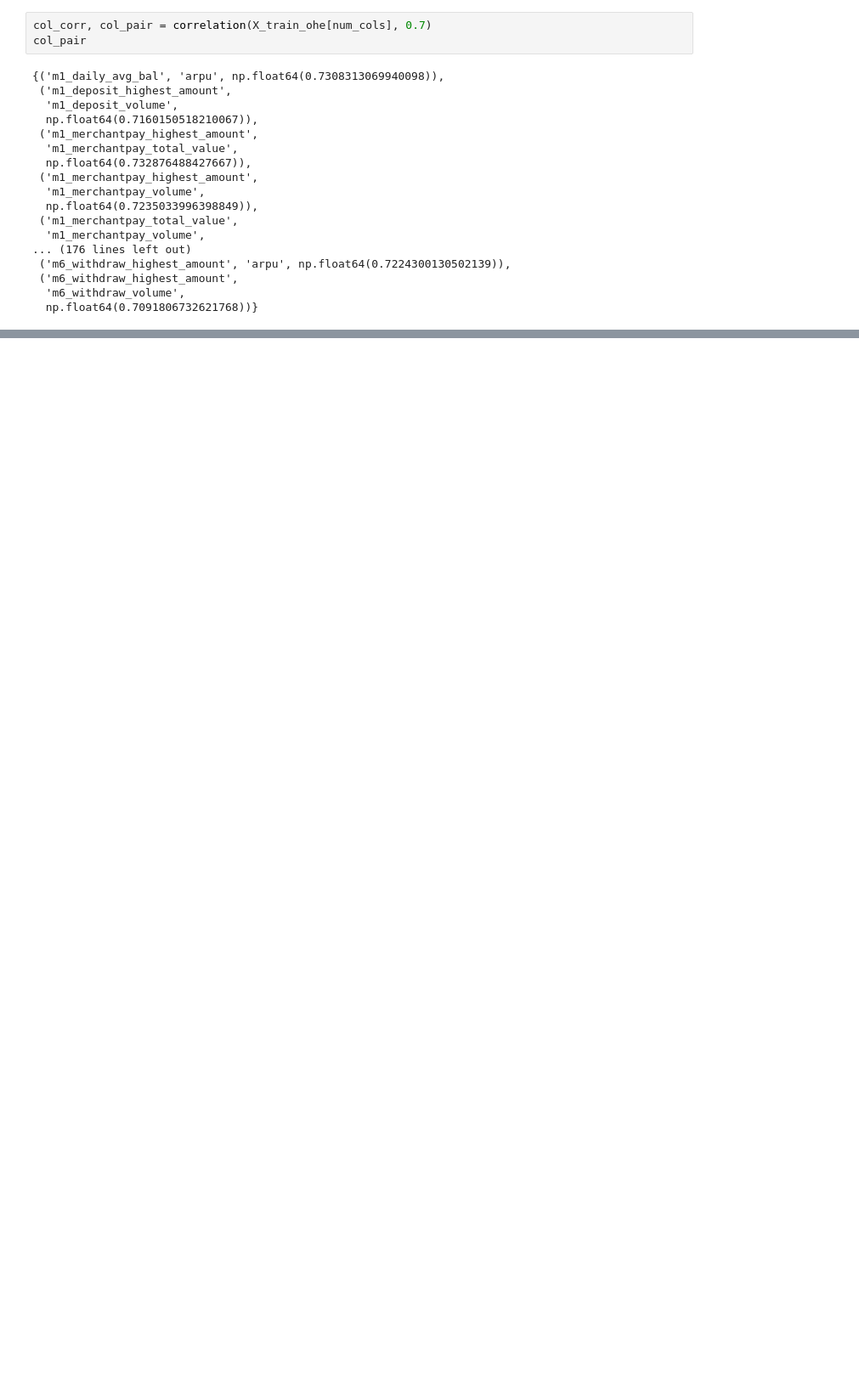
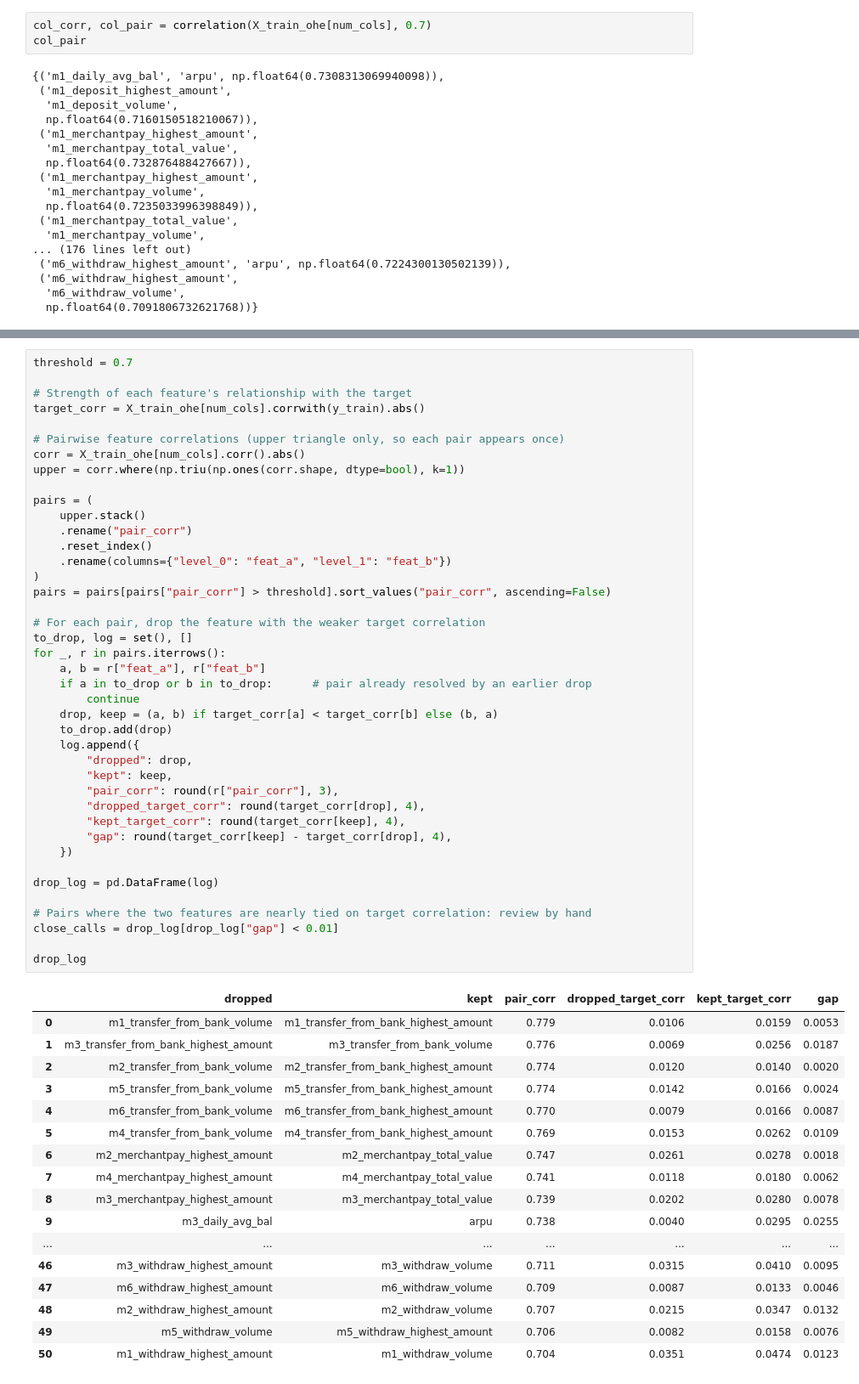
Before and after one commit to Udeani4/Financial_Stress_Prediction, a Jupyter notebook: LinearRegression.ipynb, the cells around one changed output, grey strips where cells are left out. Shown at 85% size. Cells and saved outputs as stored; diff of their text form; blank space fills up the shorter version.

Commit message:
training complete

```diff
--- a/LinearRegression.ipynb
+++ b/LinearRegression.ipynb
@@ -318,0 +319,59 @@ These are the collinear pairs.
+# %%
+threshold = 0.7
+
+# Strength of each feature's relationship with the target
+target_corr = X_train_ohe[num_cols].corrwith(y_train).abs()
+
+# Pairwise feature correlations (upper triangle only, so each pair appears once)
+corr = X_train_ohe[num_cols].corr().abs()
+upper = corr.where(np.triu(np.ones(corr.shape, dtype=bool), k=1))
+
+pairs = (
+    upper.stack()
+    .rename("pair_corr")
+    .reset_index()
+    .rename(columns={"level_0": "feat_a", "level_1": "feat_b"})
+)
+pairs = pairs[pairs["pair_corr"] > threshold].sort_values("pair_corr", ascending=False)
+
+# For each pair, drop the feature with the weaker target correlation
+to_drop, log = set(), []
+for _, r in pairs.iterrows():
+    a, b = r["feat_a"], r["feat_b"]
+    if a in to_drop or b in to_drop:      # pair already resolved by an earlier drop
+        continue
+    drop, keep = (a, b) if target_corr[a] < target_corr[b] else (b, a)
+    to_drop.add(drop)
+    log.append({
+        "dropped": drop,
+        "kept": keep,
+        "pair_corr": round(r["pair_corr"], 3),
+        "dropped_target_corr": round(target_corr[drop], 4),
+        "kept_target_corr": round(target_corr[keep], 4),
+        "gap": round(target_corr[keep] - target_corr[drop], 4),
+    })
+
+drop_log = pd.DataFrame(log)
+
+# Pairs where the two features are nearly tied on target correlation: review by hand
+close_calls = drop_log[drop_log["gap"] < 0.01]
+
+drop_log
+# %% [output]
+|  | dropped | kept | pair_corr | dropped_target_corr | kept_target_corr | gap |
+| 0 | m1_transfer_from_bank_volume | m1_transfer_from_bank_highest_amount | 0.779 | 0.0106 | 0.0159 | 0.0053 |
+| 1 | m3_transfer_from_bank_highest_amount | m3_transfer_from_bank_volume | 0.776 | 0.0069 | 0.0256 | 0.0187 |
+| 2 | m2_transfer_from_bank_volume | m2_transfer_from_bank_highest_amount | 0.774 | 0.0120 | 0.0140 | 0.0020 |
+| 3 | m5_transfer_from_bank_volume | m5_transfer_from_bank_highest_amount | 0.774 | 0.0142 | 0.0166 | 0.0024 |
+| 4 | m6_transfer_from_bank_volume | m6_transfer_from_bank_highest_amount | 0.770 | 0.0079 | 0.0166 | 0.0087 |
+| 5 | m4_transfer_from_bank_volume | m4_transfer_from_bank_highest_amount | 0.769 | 0.0153 | 0.0262 | 0.0109 |
+| 6 | m2_merchantpay_highest_amount | m2_merchantpay_total_value | 0.747 | 0.0261 | 0.0278 | 0.0018 |
+| 7 | m4_merchantpay_highest_amount | m4_merchantpay_total_value | 0.741 | 0.0118 | 0.0180 | 0.0062 |
+| 8 | m3_merchantpay_highest_amount | m3_merchantpay_total_value | 0.739 | 0.0202 | 0.0280 | 0.0078 |
+| 9 | m3_daily_avg_bal | arpu | 0.738 | 0.0040 | 0.0295 | 0.0255 |
+| ... | ... | ... | ... | ... | ... | ... |
+| 46 | m3_withdraw_highest_amount | m3_withdraw_volume | 0.711 | 0.0315 | 0.0410 | 0.0095 |
+| 47 | m6_withdraw_highest_amount | m6_withdraw_volume | 0.709 | 0.0087 | 0.0133 | 0.0046 |
+| 48 | m2_withdraw_highest_amount | m2_withdraw_volume | 0.707 | 0.0215 | 0.0347 | 0.0132 |
+| 49 | m5_withdraw_volume | m5_withdraw_highest_amount | 0.706 | 0.0082 | 0.0158 | 0.0076 |
+| 50 | m1_withdraw_highest_amount | m1_withdraw_volume | 0.704 | 0.0351 | 0.0474 | 0.0123 |
```
Also changed, not shown: parts of 14 cells of this notebook, 1 other file.
